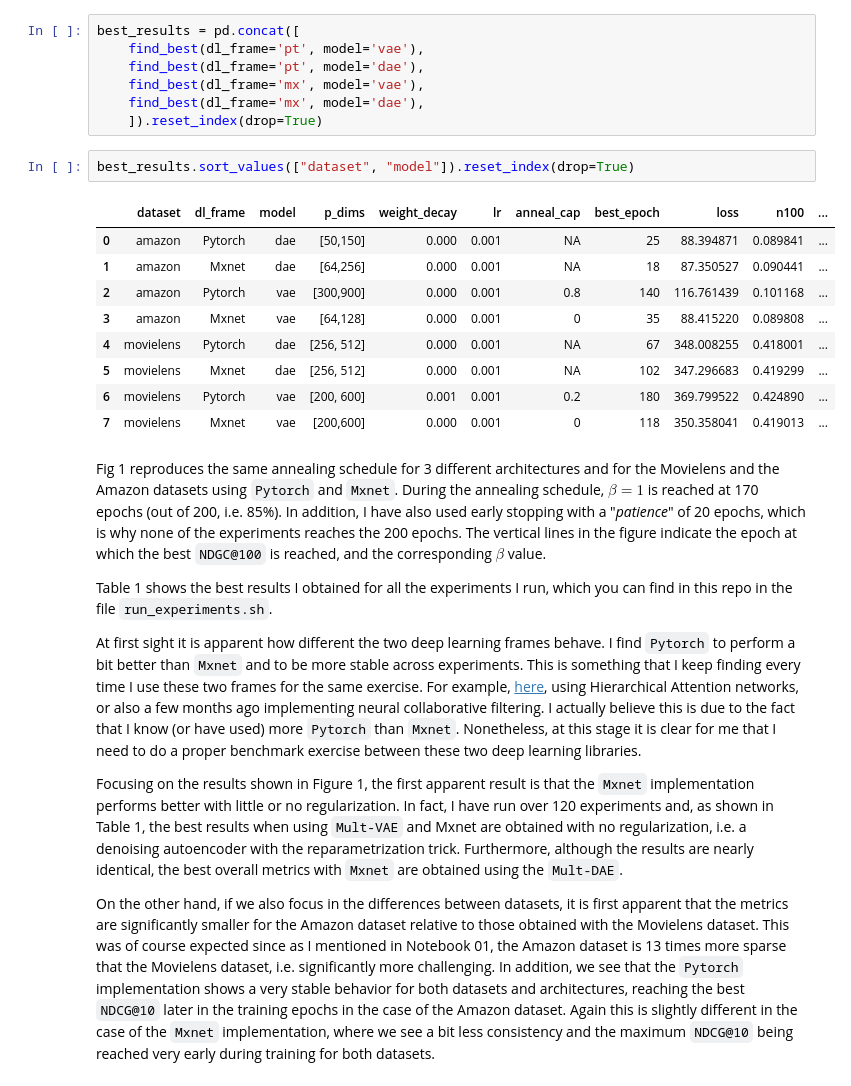
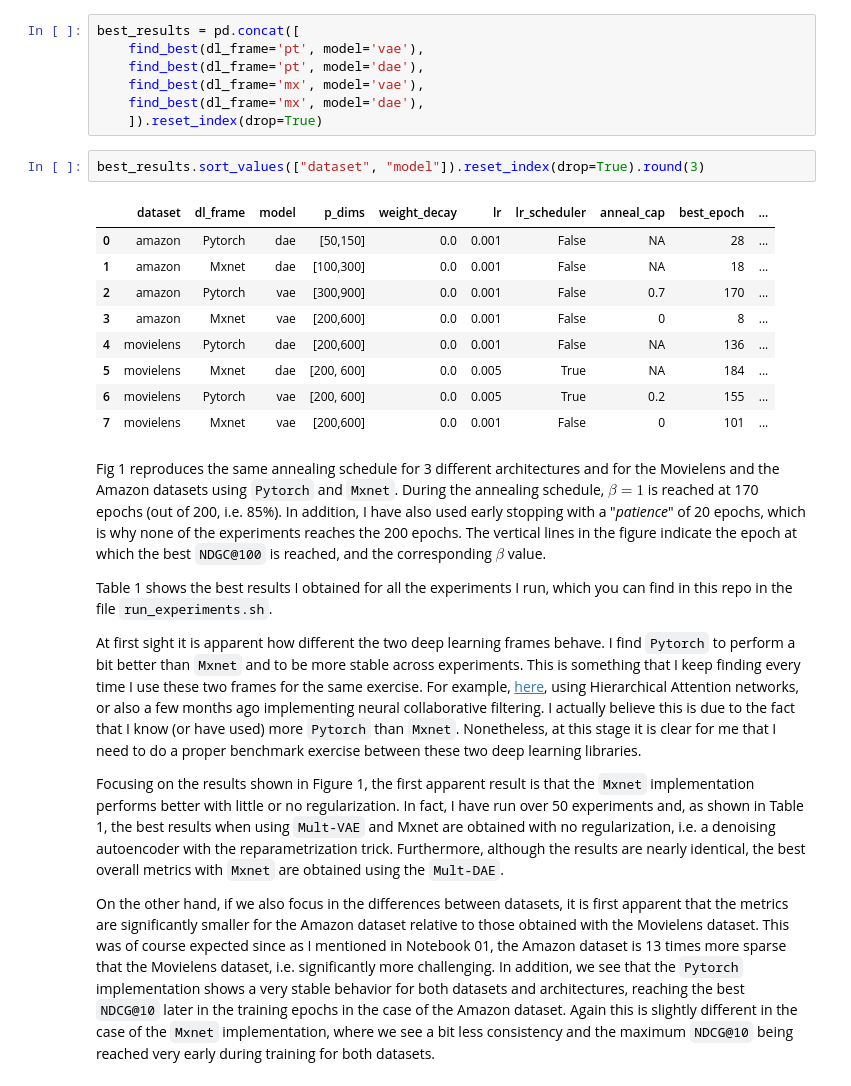
Before and after one commit to jrzaurin/RecoTour, a Jupyter notebook: Amazon/mult-vae/notebooks/04_results_summary.ipynb, the cells around one changed output. Cells and saved outputs as stored; diff of their text form.

Commit message:
waiting for experiments to finish on the p2. All ready to publish post

```diff
--- a/Amazon/mult-vae/notebooks/04_results_summary.ipynb
+++ b/Amazon/mult-vae/notebooks/04_results_summary.ipynb
@@ -31,17 +31,17 @@ best_results = pd.concat([
     find_best(dl_frame='mx', model='dae'),
     ]).reset_index(drop=True)
 # %%
-best_results.sort_values(["dataset", "model"]).reset_index(drop=True)
+best_results.sort_values(["dataset", "model"]).reset_index(drop=True).round(3)
 # %% [output]
-|  | dataset | dl_frame | model | p_dims | weight_decay | lr | anneal_cap | best_epoch | loss | n100 | ... |
-| 0 | amazon | Pytorch | dae | [50,150] | 0.000 | 0.001 | NA | 25 | 88.394871 | 0.089841 | ... |
-| 1 | amazon | Mxnet | dae | [64,256] | 0.000 | 0.001 | NA | 18 | 87.350527 | 0.090441 | ... |
-| 2 | amazon | Pytorch | vae | [300,900] | 0.000 | 0.001 | 0.8 | 140 | 116.761439 | 0.101168 | ... |
-| 3 | amazon | Mxnet | vae | [64,128] | 0.000 | 0.001 | 0 | 35 | 88.415220 | 0.089808 | ... |
-| 4 | movielens | Pytorch | dae | [256, 512] | 0.000 | 0.001 | NA | 67 | 348.008255 | 0.418001 | ... |
-| 5 | movielens | Mxnet | dae | [256, 512] | 0.000 | 0.001 | NA | 102 | 347.296683 | 0.419299 | ... |
-| 6 | movielens | Pytorch | vae | [200, 600] | 0.001 | 0.001 | 0.2 | 180 | 369.799522 | 0.424890 | ... |
-| 7 | movielens | Mxnet | vae | [200,600] | 0.000 | 0.001 | 0 | 118 | 350.358041 | 0.419013 | ... |
+|  | dataset | dl_frame | model | p_dims | weight_decay | lr | lr_scheduler | anneal_cap | best_epoch | ... |
+| 0 | amazon | Pytorch | dae | [50,150] | 0.0 | 0.001 | False | NA | 28 | ... |
+| 1 | amazon | Mxnet | dae | [100,300] | 0.0 | 0.001 | False | NA | 18 | ... |
+| 2 | amazon | Pytorch | vae | [300,900] | 0.0 | 0.001 | False | 0.7 | 170 | ... |
+| 3 | amazon | Mxnet | vae | [200,600] | 0.0 | 0.001 | False | 0 | 8 | ... |
+| 4 | movielens | Pytorch | dae | [200,600] | 0.0 | 0.001 | False | NA | 136 | ... |
+| 5 | movielens | Mxnet | dae | [200, 600] | 0.0 | 0.005 | True | NA | 184 | ... |
+| 6 | movielens | Pytorch | vae | [200, 600] | 0.0 | 0.005 | True | 0.2 | 155 | ... |
+| 7 | movielens | Mxnet | vae | [200,600] | 0.0 | 0.001 | False | 0 | 101 | ... |
 # %% [markdown]
 Fig 1 reproduces the same annealing schedule for 3 different architectures and for the Movielens and the Amazon datasets using `Pytorch` and `Mxnet`. During the annealing schedule, $\beta=1$ is reached at 170 epochs (out of 200, i.e. 85%). In addition, I have also used early stopping with a "*patience*" of 20 epochs, which is why none of the experiments reaches the 200 epochs. The vertical lines in the figure indicate the epoch at which the best `NDGC@100` is reached, and the corresponding $\beta$ value.
 
@@ -49,6 +49,6 @@ Table 1 shows the best results I obtained for all the experiments I run, which y
 
 At first sight it is apparent how different the two deep learning frames behave. I find `Pytorch` to perform a bit better than `Mxnet` and to be more stable across experiments. This is something that I keep finding every time I use these two frames for the same exercise. For example, [here](https://github.com/jrzaurin/nlp-stuff/tree/master/amazon_reviews_classification_HAN), using Hierarchical Attention networks, or also a few months ago implementing neural collaborative filtering. I actually believe this is due to the fact that I know (or have used) more `Pytorch` than `Mxnet`. Nonetheless, at this stage it is clear for me that I need to do a proper benchmark exercise between these two deep learning libraries.
 
-Focusing on the results shown in Figure 1, the first apparent result is that the `Mxnet` implementation performs better with little or no regularization. In fact, I have run over 120 experiments and, as shown in Table 1, the best results when using `Mult-VAE` and Mxnet are obtained with no regularization, i.e. a denoising autoencoder with the reparametrization trick. Furthermore, although the results are nearly identical, the best overall metrics with `Mxnet` are obtained using the `Mult-DAE`.
+Focusing on the results shown in Figure 1, the first apparent result is that the `Mxnet` implementation performs better with little or no regularization. In fact, I have run over 50 experiments and, as shown in Table 1, the best results when using `Mult-VAE` and Mxnet are obtained with no regularization, i.e. a denoising autoencoder with the reparametrization trick. Furthermore, although the results are nearly identical, the best overall metrics with `Mxnet` are obtained using the `Mult-DAE`.
 
 On the other hand, if we also focus in the differences between datasets, it is first apparent that the metrics are significantly smaller for the Amazon dataset relative to those obtained with the Movielens dataset. This was of course expected since as I mentioned in Notebook 01, the Amazon dataset is 13 times more sparse that the Movielens dataset, i.e. significantly more challenging. In addition, we see that the `Pytorch` implementation shows a very stable behavior for both datasets and architectures, reaching the best `NDCG@10` later in the training epochs in the case of the Amazon dataset. Again this is slightly different in the case of the `Mxnet` implementation, where we see a bit less consistency and the maximum `NDCG@10` being reached very early during training for both datasets.
```
Also changed, not shown: parts of 7 cells of this notebook, 1 other file.
